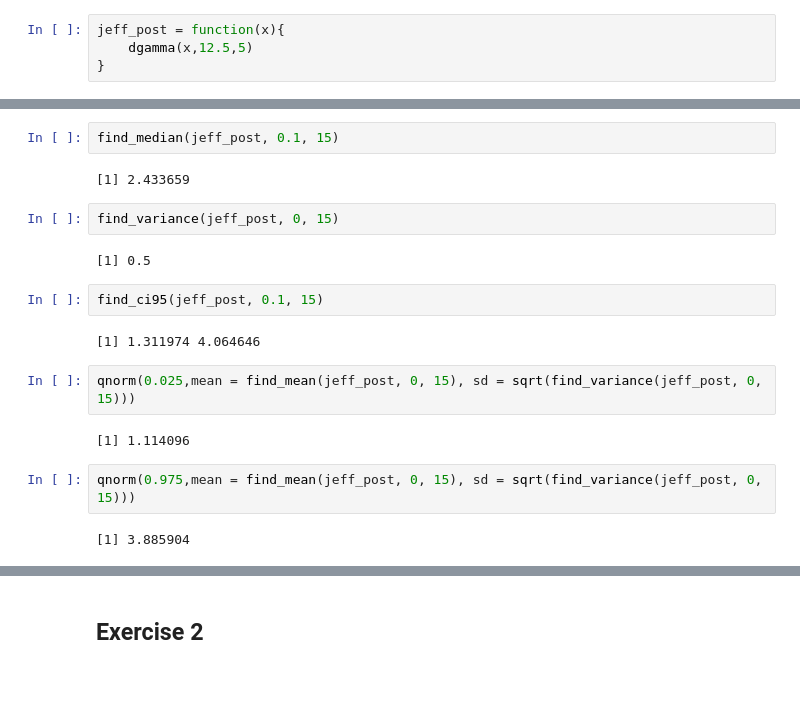
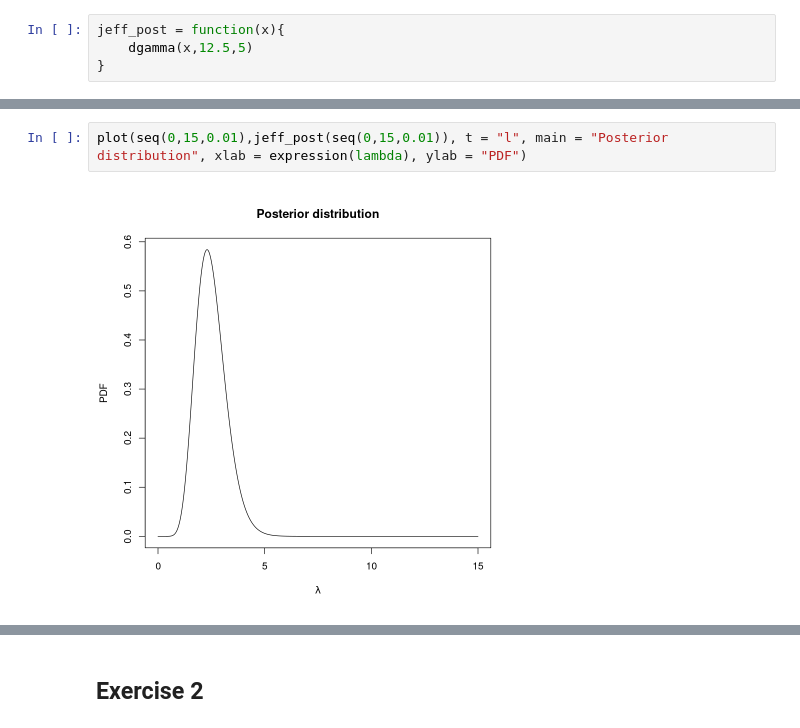
Before and after one commit to Confizolo/PoDProjects, a Jupyter notebook: ASfPA/Ex06/ConfortoFilippo_RLabSession06.ipynb, the cells around one changed output, grey strips where cells are left out. Drawn from its saved outputs; the diff is of its cells as text; blank space fills up the shorter version.

```diff
--- a/ASfPA/Ex06/ConfortoFilippo_RLabSession06.ipynb
+++ b/ASfPA/Ex06/ConfortoFilippo_RLabSession06.ipynb
@@ -89,20 +65,4 @@ find_mean(jeff_post, 0, 15)
-# %%
-find_median(jeff_post, 0.1, 15)
-# %% [output]
-[1] 2.433659
-# %%
-find_variance(jeff_post, 0, 15)
-# %% [output]
-[1] 0.5
-# %%
-find_ci95(jeff_post, 0.1, 15)
-# %% [output]
-[1] 1.311974 4.064646
-# %%
-qnorm(0.025,mean = find_mean(jeff_post, 0, 15), sd = sqrt(find_variance(jeff_post, 0, 15)))
-# %% [output]
-[1] 1.114096
-# %%
-qnorm(0.975,mean = find_mean(jeff_post, 0, 15), sd = sqrt(find_variance(jeff_post, 0, 15)))
-# %% [output]
-[1] 3.885904
+# %%
+plot(seq(0,15,0.01),jeff_post(seq(0,15,0.01)), t = "l", main = "Posterior distribution", xlab = expression(lambda), ylab = "PDF")
+# %% [output]
+[figure, added]
```
Also changed, not shown: parts of 53 cells of this notebook, 2 other files.
